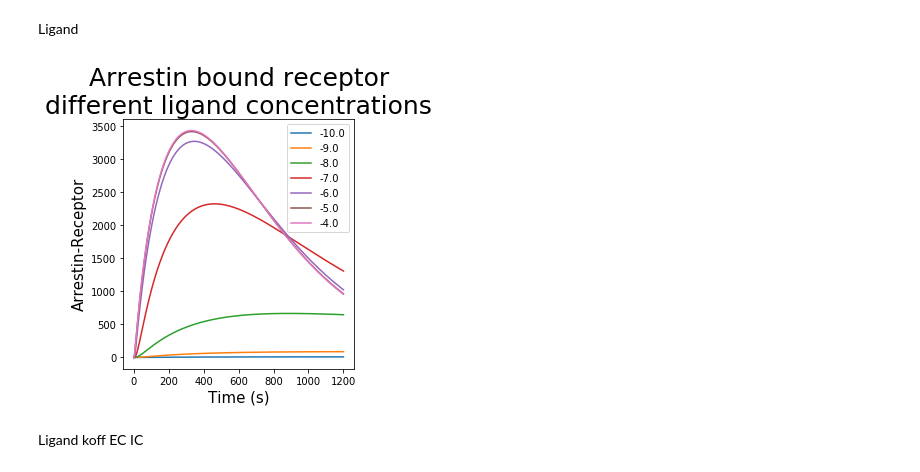
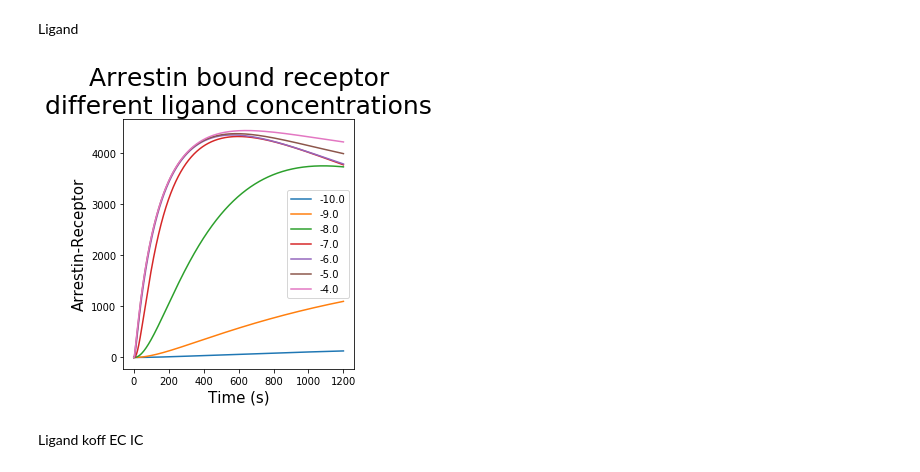
Before and after one commit to bence-szalai/gpcr-signaling-simulation, a Jupyter notebook: notebooks/final_check.ipynb, the cells around one changed output. Cells and saved outputs as stored; diff of their text form; code cells hidden in the pictures.

```diff
--- a/notebooks/final_check.ipynb
+++ b/notebooks/final_check.ipynb
@@ -33,7 +37,7 @@ molecules_dict['Ligand'] = [1, 3] #ligand cc in uM, from Figure 1
 ligands = 10**np.arange(-4, 1.5, 1) #from 100 pM to 10 uM
 for ligand in ligands:
     model=VecModel(0.1)
-    model.read('../models/toth_szalai_modified.txt')
+    model.read('../model/toth_szalai_modified.txt')
     model.change_ccs(molecules_dict['Ligand'], ligand)
     model.simulate(1200)
     model.plot(molecules_dict['Arrestin-Receptor'])
@@ -53,7 +57,7 @@ constant_dict = {'Receptor-Ligand kon' : [1, 5, 9, 13, 17, 21, 51, 55]}
 ligands = 10**np.arange(-4, 2.5, 1) #from 100 pM to 10 uM
 for ligand in ligands:
     model=VecModel(0.1)
-    model.read('../models/toth_szalai_modified.txt')
+    model.read('../model/toth_szalai_modified.txt')
     model.change_constant(constant_dict['Receptor-Ligand kon'], 0.03)
     model.change_ccs(molecules_dict['Ligand'], ligand)
     model.simulate(1200)
@@ -76,8 +80,8 @@ constant_dict['Receptor-Ligand koff'] = [2, 6, 10, 14, 18, 22, 4, 8, 12, 16, 20,
 ligands = 10**np.arange(-4, 2.5, 1) #from 100 pM to 10 uM
 for ligand in ligands:
     model=VecModel(0.1)
-    model.read('../models/toth_szalai_modified.txt')
-    model.change_constant(constant_dict['Receptor-Ligand koff'], 0.03)
+    model.read('../model/toth_szalai_modified.txt')
+    model.change_constant(constant_dict['Receptor-Ligand koff'], 0.3)
 
     model.change_ccs(molecules_dict['Ligand'], ligand)
     model.simulate(1200)
@@ -95,9 +99,9 @@ No internal
 constant_dict['internal'] = [38, 39, 40]
 for ligand in ligands:
     model=VecModel(0.1)
-    model.read('../models/toth_szalai_modified.txt')
-    model.change_constant(constant_dict['Receptor-Ligand koff'], 0.03)
-    model.change_constant(constant_dict['internal'], 0.0)
+    model.read('../model/toth_szalai_modified.txt')
+    model.change_constant(constant_dict['Receptor-Ligand koff'], 0.3)
+    model.change_constant(constant_dict['internal'], 0.0037*0.01)
     model.change_ccs(molecules_dict['Ligand'], ligand)
     model.simulate(1200)
     model.plot(molecules_dict['Arrestin-Receptor'])
@@ -289,19 +293,19 @@ molecules_dict['Ligand IC'] = [3]
 # %%
 for ligand in ligands:
     model=VecModel(0.1)
-    model.read('../models/toth_szalai_modified.txt')
-    model.change_constant(constant_dict['Receptor-Ligand koff'], 0.03)
+    model.read('../model/toth_szalai_modified.txt')
+    model.change_constant(constant_dict['Receptor-Ligand koff'], 0.0003)
     model.change_ccs(molecules_dict['Ligand EC'], ligand)
-    model.change_ccs(molecules_dict['Ligand IC'], 0.0)
+    model.change_ccs(molecules_dict['Ligand IC'], ligand*0.001)
     model.simulate(1200)
     model.plot(molecules_dict['Arrestin-Receptor'])
 plt.legend(np.log10(ligands)-6) #concentration in M
 plt.xlabel('Time (s)', size=15)
 plt.ylabel('Arrestin-Receptor', size=15)
 plt.title('Arrestin bound receptor\ndifferent ligand concentrations', size=25)
 plt.tight_layout()
 # %% [output]
-[figure, old version]
+[figure, new version]
 # %% [markdown]
 Ligand koff EC IC
 # %%
```
Also changed, not shown: parts of 3 cells of this notebook, 4 other files.
